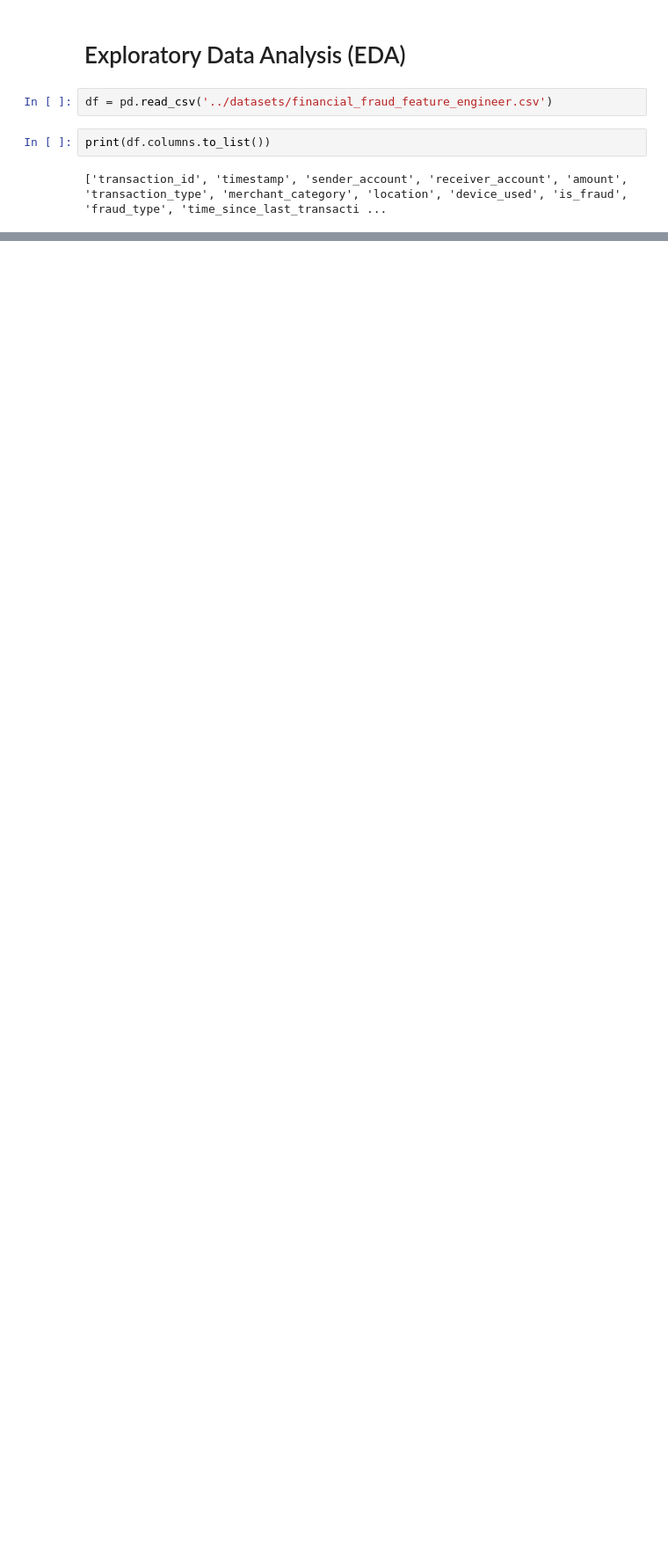
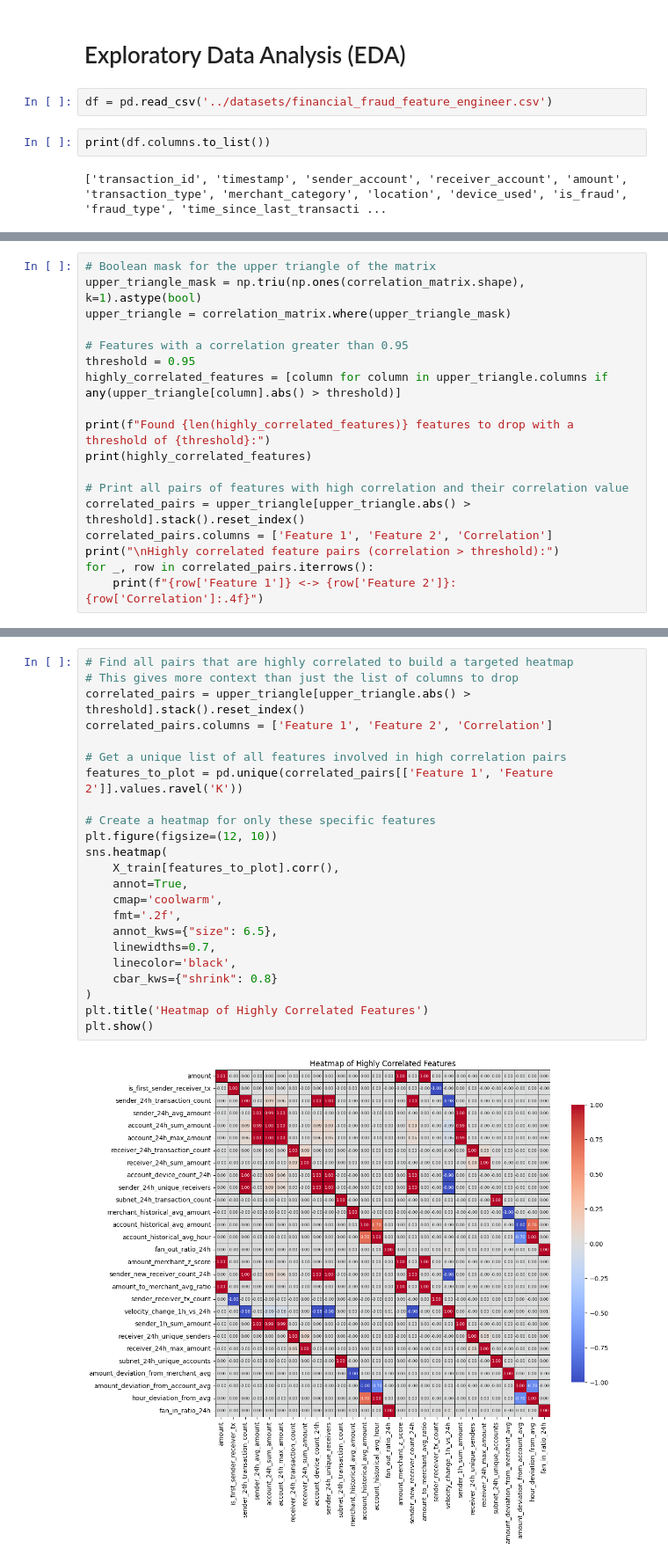
Before and after one commit to Azvier/transaction-fraud-detection, a Jupyter notebook: notebooks/02-exploratory-data-analysis.ipynb, the cells around one changed output, grey strips where cells are left out. Shown at 88% size. Cells and saved outputs as stored; diff of their text form; blank space fills up the shorter version.

```diff
--- a/notebooks/02-exploratory-data-analysis.ipynb
+++ b/notebooks/02-exploratory-data-analysis.ipynb
@@ -10,0 +84,18 @@ print(df.columns.to_list())
+# %%
+# Boolean mask for the upper triangle of the matrix
+upper_triangle_mask = np.triu(np.ones(correlation_matrix.shape), k=1).astype(bool)
+upper_triangle = correlation_matrix.where(upper_triangle_mask)
+
+# Features with a correlation greater than 0.95
+threshold = 0.95
+highly_correlated_features = [column for column in upper_triangle.columns if any(upper_triangle[column].abs() > threshold)]
+
+print(f"Found {len(highly_correlated_features)} features to drop with a threshold of {threshold}:")
+print(highly_correlated_features)
+
+# Print all pairs of features with high correlation and their correlation value
+correlated_pairs = upper_triangle[upper_triangle.abs() > threshold].stack().reset_index()
+correlated_pairs.columns = ['Feature 1', 'Feature 2', 'Correlation']
+print("\nHighly correlated feature pairs (correlation > threshold):")
+for _, row in correlated_pairs.iterrows():
+    print(f"{row['Feature 1']} <-> {row['Feature 2']}: {row['Correlation']:.4f}")
@@ -10,0 +120,25 @@ print(df.columns.to_list())
+# %%
+# Find all pairs that are highly correlated to build a targeted heatmap
+# This gives more context than just the list of columns to drop
+correlated_pairs = upper_triangle[upper_triangle.abs() > threshold].stack().reset_index()
+correlated_pairs.columns = ['Feature 1', 'Feature 2', 'Correlation']
+
+# Get a unique list of all features involved in high correlation pairs
+features_to_plot = pd.unique(correlated_pairs[['Feature 1', 'Feature 2']].values.ravel('K'))
+
+# Create a heatmap for only these specific features
+plt.figure(figsize=(12, 10))
+sns.heatmap(
+    X_train[features_to_plot].corr(),
+    annot=True,
+    cmap='coolwarm',
+    fmt='.2f',
+    annot_kws={"size": 6.5},
+    linewidths=0.7,
+    linecolor='black',
+    cbar_kws={"shrink": 0.8}
+)
+plt.title('Heatmap of Highly Correlated Features')
+plt.show()
+# %% [output]
+[figure, added]
```
Also changed, not shown: parts of 7 cells of this notebook.
